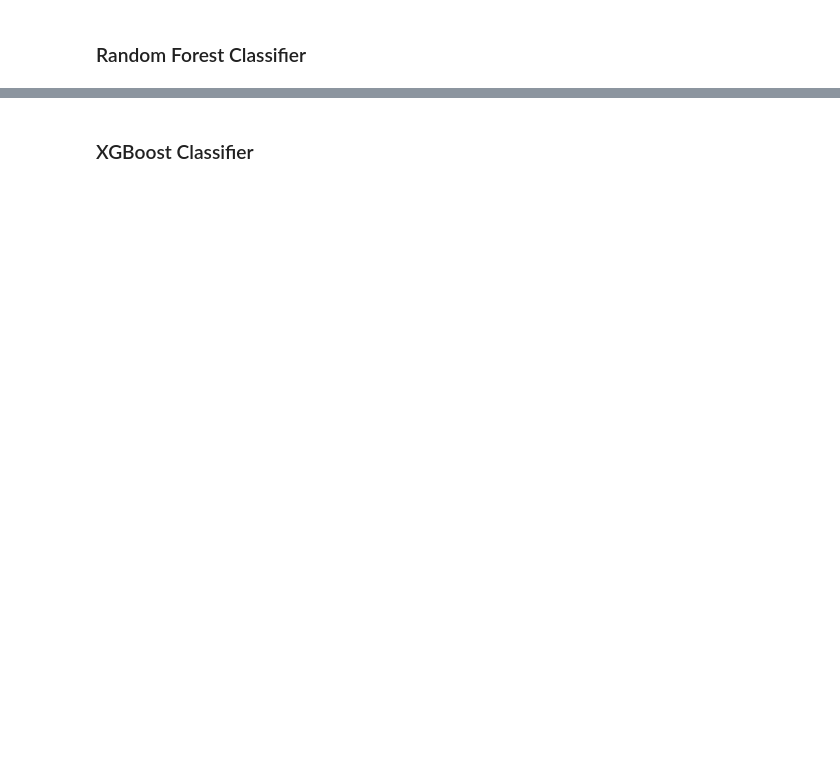
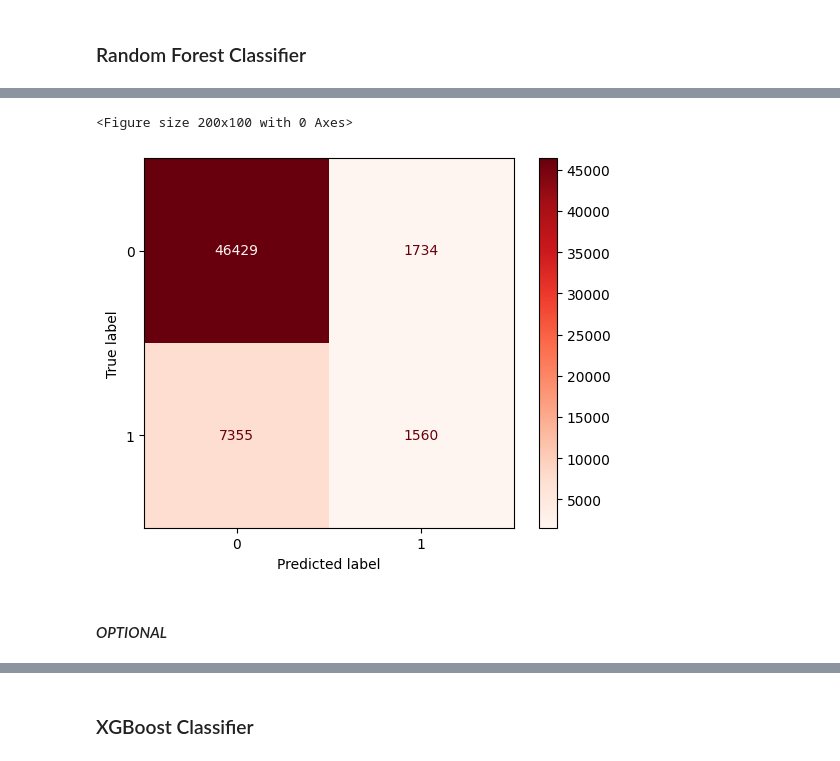
Before and after one commit to shrush2107/Diabetes_Prediction_Using_BRFSS_Data, a Jupyter notebook: diabetes_modeling.ipynb, the cells around one changed output, grey strips where cells are left out. Saved outputs shown, nothing was run; the diff lists cells and outputs as text; code cells hidden in the pictures; blank space fills up the shorter version.

Commit message:
Performed modeling on imbalanced data

```diff
--- a/diabetes_modeling.ipynb
+++ b/diabetes_modeling.ipynb
@@ -168,5 +302,5 @@ forest_param_grid = {'model__n_estimators': [200, 500, 1000],
 # %%
-forest_baseline = RandomForestClassifier(random_state = 0)
-forest_baseline.fit(X_train, y_train)
-print('Best score:', np.round(accuracy_score(y_test, forest_baseline.predict(X_test)), 6))
-evaluate_model(forest_baseline)
+forest_classifier= RandomForestClassifier(random_state = 0)
+forest_classifier.fit(X_train, y_train)
+print('Best score:', np.round(accuracy_score(y_test, forest_classifier.predict(X_test)), 6))
+evaluate_model(forest_classifier)
@@ -172,0 +319,12 @@ evaluate_model(forest_baseline)
+# %%
+y_pred = forest_classifier.predict(X_test)
+cm = confusion_matrix(y_test, y_pred)
+plt.figure(figsize=(2, 1))
+disp = ConfusionMatrixDisplay(confusion_matrix=cm)
+disp.plot(cmap=plt.cm.Reds)
+plt.show()
+# %% [output]
+<Figure size 200x100 with 0 Axes>
+[figure, added]
+# %% [markdown]
+#### _OPTIONAL_
```
Also changed, not shown: parts of 36 cells of this notebook.
